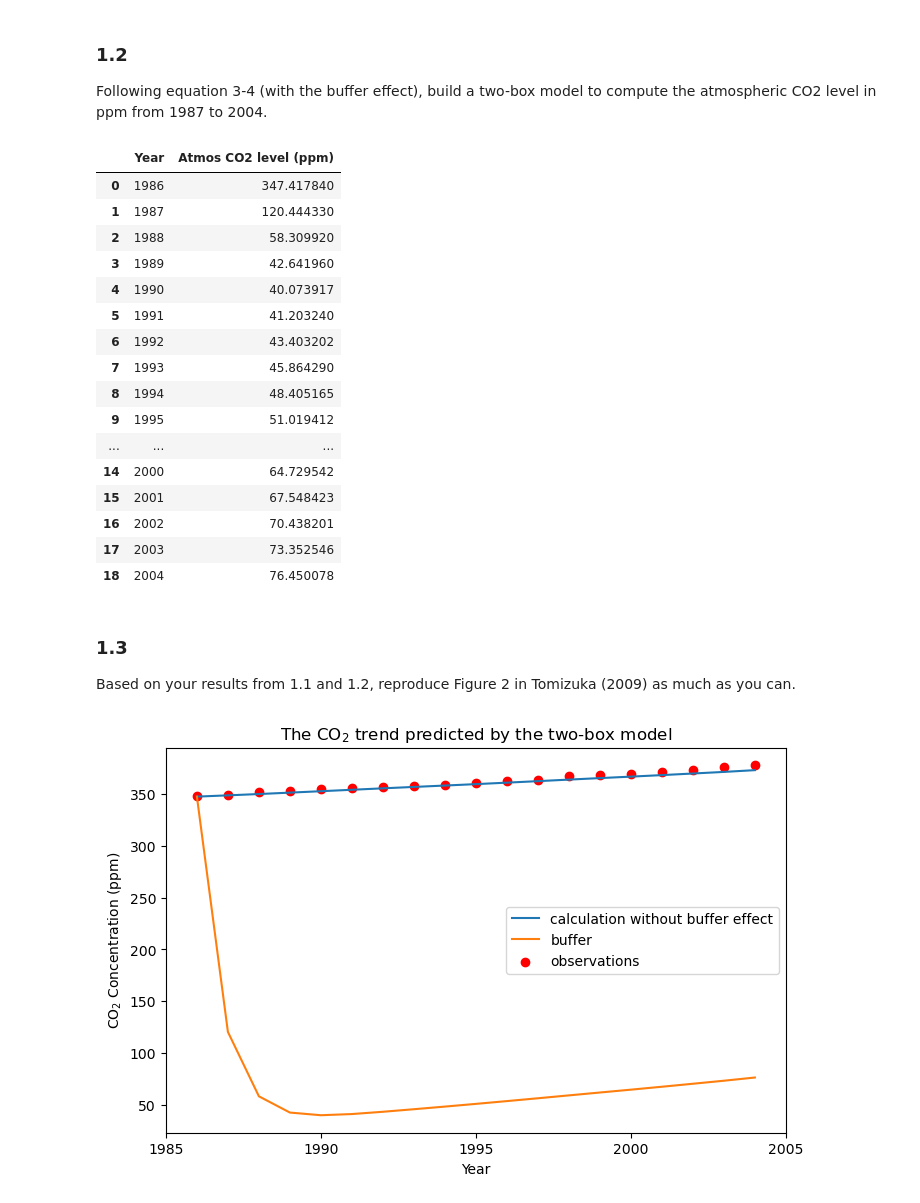
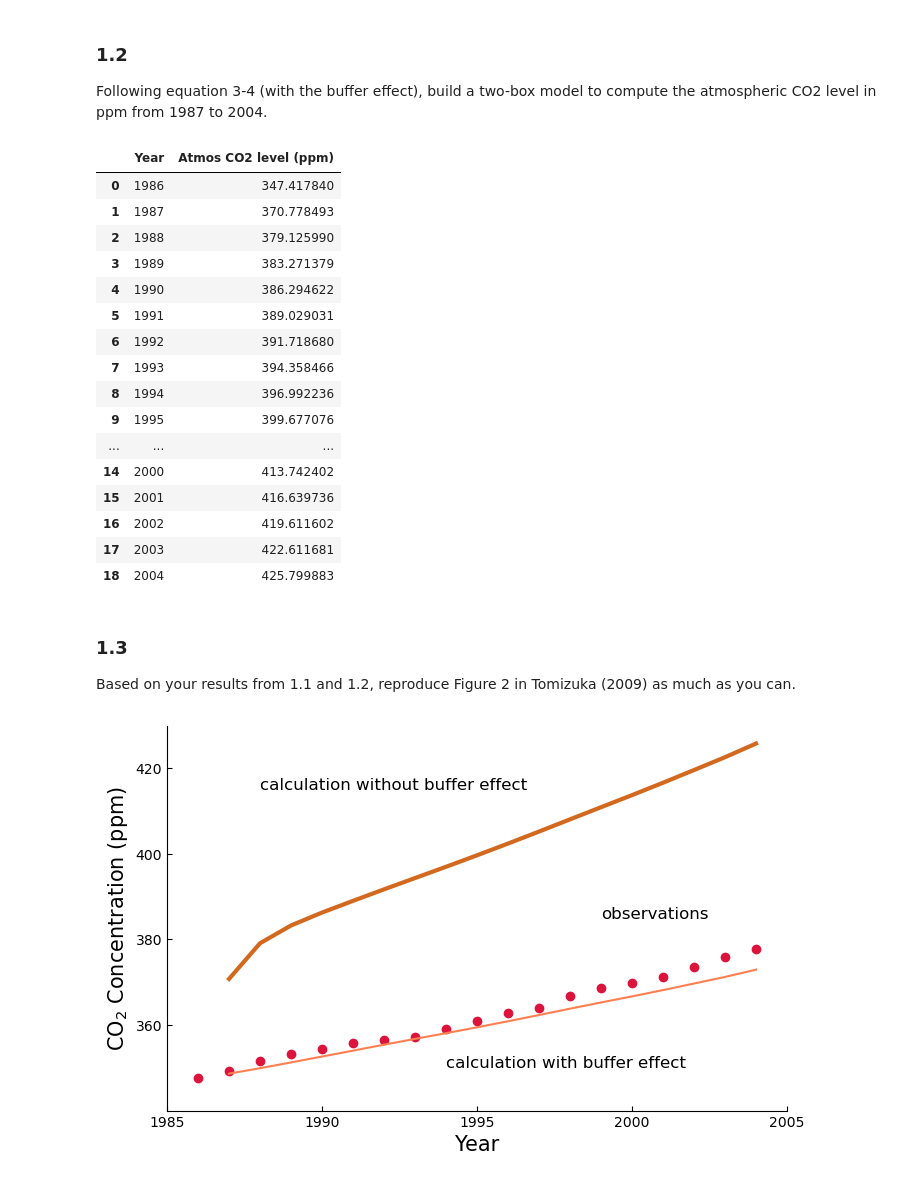
Before and after one commit to ReynoZ/ESE5023_Assignments_12232259, a Jupyter notebook: PS5.ipynb, the cells around one changed output. Cells and saved outputs as stored; diff of their text form; code cells hidden in the pictures.

```diff
--- a/PS5.ipynb
+++ b/PS5.ipynb
@@ -106,7 +90,6 @@ for i in T:
 # %%
 # Print the solution
 year = np.arange(1986,2005,1)
-atm_sol = np.delete(atm_sol,-1)
 sol_1 = pd.DataFrame({'Year':year,
                       'Atmos CO2 level (ppm)':atm_sol})
 sol_1
@@ -164,0 +144,4 @@ def twoBoxmodel_buffer(w, t, p):
+# %%
+def xi(N_1):
+    xi = 3.69+1.86*(1e-2)*N_1-1.8*(1e-6)*N_1*N_1
+    return xi
@@ -201,40 +191,48 @@ for i in T:
+# %%
+atm_sol_buffer = wsol_buffer[:,0]
+soc_sol_buffer = wsol_buffer[:,0]
 # %%
 # Print the solution
-atm_sol_buffer = np.delete(atm_sol_buffer,-1)
 sol_2 = pd.DataFrame({'Year':year,
                       'Atmos CO2 level (ppm)':atm_sol_buffer})
 sol_2
 # %% [output]
 |  | Year | Atmos CO2 level (ppm) |
 | 0 | 1986 | 347.417840 |
-| 1 | 1987 | 120.444330 |
-| 2 | 1988 | 58.309920 |
-| 3 | 1989 | 42.641960 |
-| 4 | 1990 | 40.073917 |
-| 5 | 1991 | 41.203240 |
-| 6 | 1992 | 43.403202 |
-| 7 | 1993 | 45.864290 |
-| 8 | 1994 | 48.405165 |
-| 9 | 1995 | 51.019412 |
+| 1 | 1987 | 370.778493 |
+| 2 | 1988 | 379.125990 |
+| 3 | 1989 | 383.271379 |
+| 4 | 1990 | 386.294622 |
+| 5 | 1991 | 389.029031 |
+| 6 | 1992 | 391.718680 |
+| 7 | 1993 | 394.358466 |
+| 8 | 1994 | 396.992236 |
+| 9 | 1995 | 399.677076 |
 | ... | ... | ... |
-| 14 | 2000 | 64.729542 |
-| 15 | 2001 | 67.548423 |
-| 16 | 2002 | 70.438201 |
-| 17 | 2003 | 73.352546 |
-| 18 | 2004 | 76.450078 |
+| 14 | 2000 | 413.742402 |
+| 15 | 2001 | 416.639736 |
+| 16 | 2002 | 419.611602 |
+| 17 | 2003 | 422.611681 |
+| 18 | 2004 | 425.799883 |
 # %% [markdown]
 ### 1.3
 Based on your results from 1.1 and 1.2, reproduce Figure 2 in Tomizuka (2009) as much as you can.
 # %%
 # Plot the solution and observation values
 fig, ax = plt.subplots(figsize=(8,5))
-ax.plot(year,atm_sol)
-ax.plot(year,atm_sol_buffer)
-ax.scatter(year,obsv_CO2['mean'],c = 'r')
-ax.set(title = r'The CO$_2$ trend predicted by the two-box model',
-       xlabel = 'Year', ylabel = r'CO$_2$ Concentration (ppm)',
-       xticks = np.arange(1985,2010,5))
-ax.legend(['calculation without buffer effect','buffer','observations'])
+ax.plot(year[1:],atm_sol[1:],c = 'coral')
+ax.plot(year[1:],atm_sol_buffer[1:], linewidth = 3, c = 'chocolate')
+ax.scatter(year,obsv_CO2['mean'],c = 'crimson')
+ax.set(xlabel = 'Year', ylabel = r'CO$_2$ Concentration (ppm)',
+       xticks = np.arange(1985,2010,5),
+       ylim = (340,430),
+       yticks = np.arange(360,440,20))
+ax.spines['top'].set_visible(None)
+ax.spines['right'].set_visible(None)
+ax.tick_params('both',which = 'major', direction = 'in')
+ax.annotate('calculation without buffer effect',(1988,415), fontsize = 12)
+ax.annotate('calculation with buffer effect',(1994,350), fontsize = 12)
+ax.annotate('observations',(1999,385), fontsize = 12)
 plt.show()
 # %% [output]
-[figure, old version]
+[figure, new version]
```
Also changed, not shown: parts of 12 cells of this notebook.
